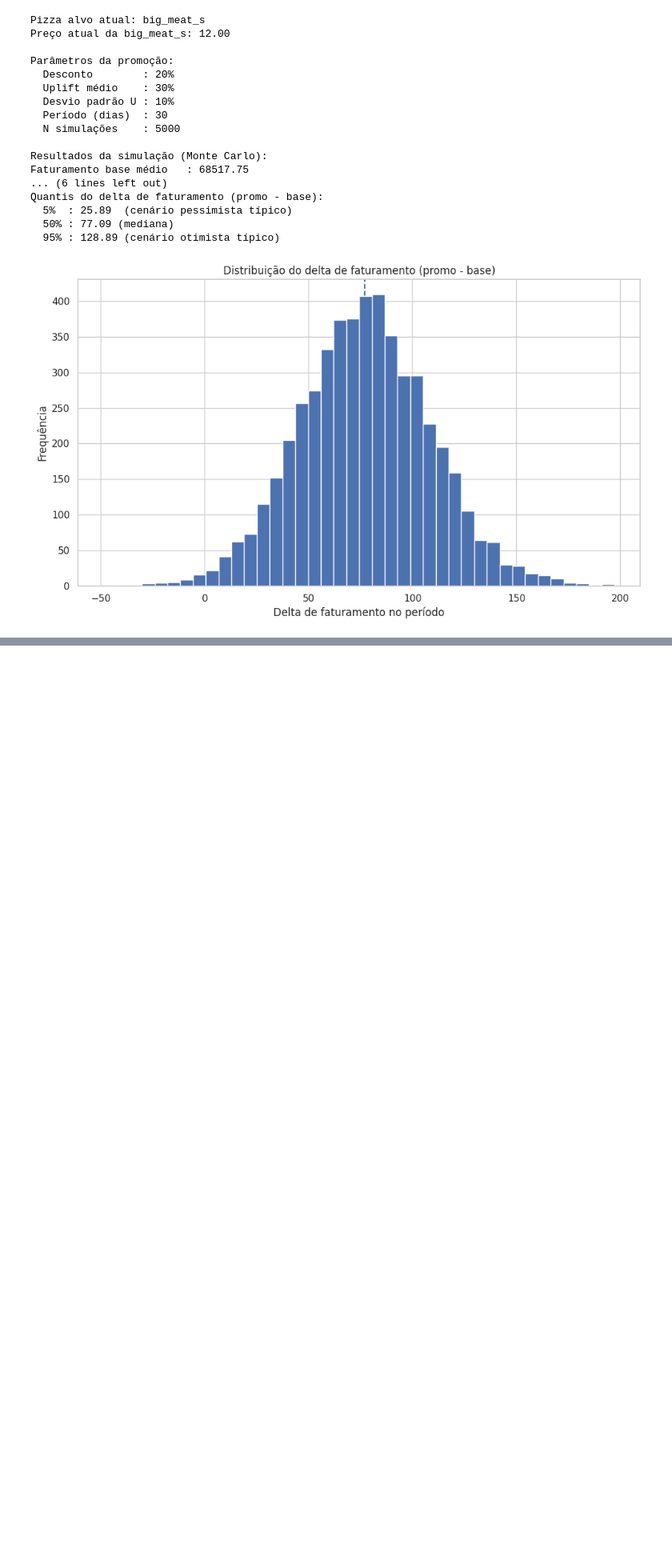
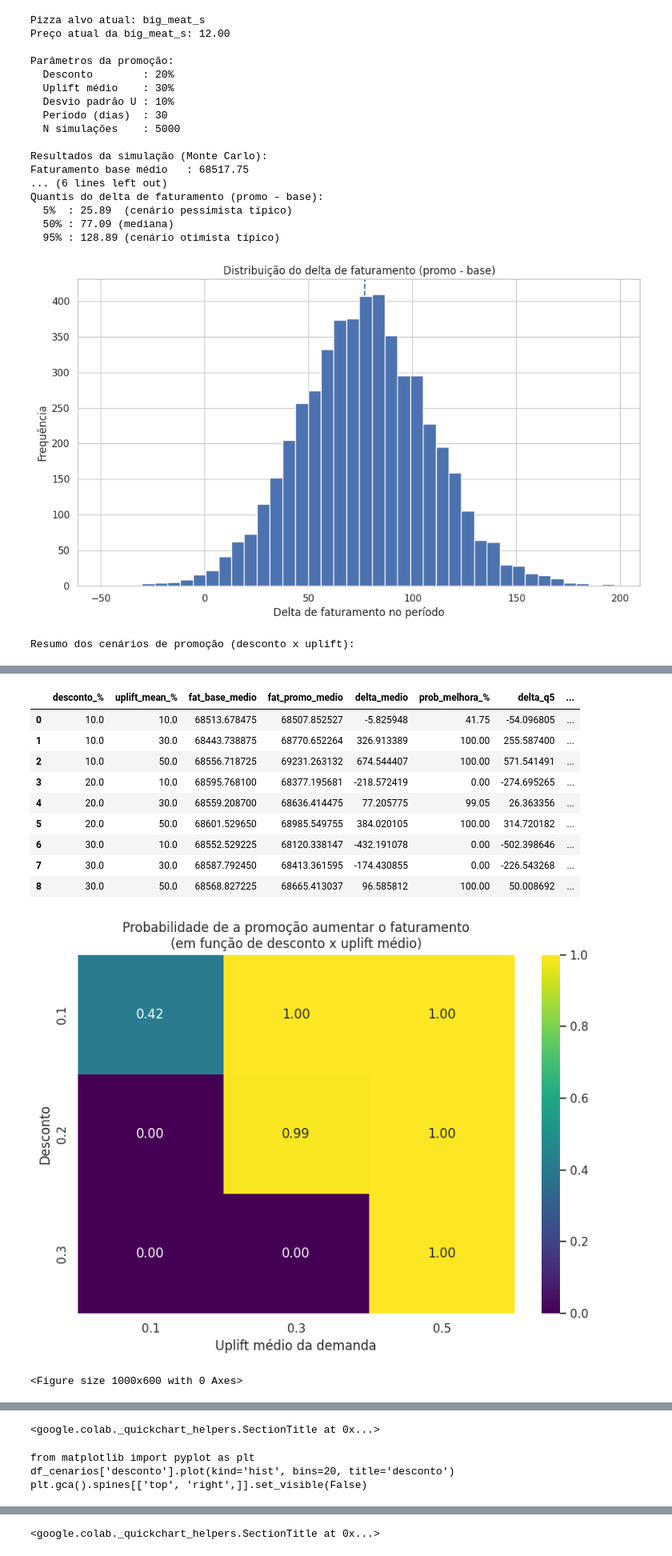
Before and after one commit to zilioalberto/N3_PO, a Jupyter notebook: N3_PO.ipynb, the cells around one changed output, grey strips where cells are left out. Shown at 80% size. Cells and saved outputs as stored; diff of their text form; code cells hidden in the pictures; blank space fills up the shorter version.

```diff
--- a/N3_PO.ipynb
+++ b/N3_PO.ipynb
@@ -722,3 +722,66 @@ df_cenarios = pd.DataFrame(resultados_cenarios)
 
 print("Resumo dos cenários de promoção (desconto x uplift):")
 display(df_cenarios)
+
+# Copia e formata alguns campos para leitura mais fácil
+tabela_relatorio = df_cenarios.copy()
+
+tabela_relatorio["desconto_%"] = (tabela_relatorio["desconto"] * 100).round(0)
+tabela_relatorio["uplift_mean_%"] = (tabela_relatorio["uplift_mean"] * 100).round(0)
+tabela_relatorio["prob_melhora_%"] = (tabela_relatorio["prob_melhora"] * 100).round(2)
+
+cols_ordem = [
+    "desconto_%", "uplift_mean_%",
+    "fat_base_medio", "fat_promo_medio", "delta_medio",
+    "prob_melhora_%", "delta_q5", "delta_q50", "delta_q95"
+]
+
+display(tabela_relatorio[cols_ordem].sort_values(["desconto_%", "uplift_mean_%"]))
+
+# Pivotar os dados para formato de matriz (linhas = desconto, colunas = uplift)
+mat_prob = df_cenarios.pivot(
+    index="desconto",
+    columns="uplift_mean",
+    values="prob_melhora"
+)
+
+plt.figure(figsize=(8, 6))
+sns.heatmap(
+    mat_prob,
+    annot=True,
+    fmt=".2f",
+    cmap="viridis"
+)
+plt.title("Probabilidade de a promoção aumentar o faturamento\n(em função de desconto x uplift médio)")
+plt.xlabel("Uplift médio da demanda")
+plt.ylabel("Desconto")
+plt.tight_layout()
+plt.show()
+
+
+plt.figure(figsize=(10, 6))
+(
+    df_cenarios
+    .assign(
+        desc_pct=lambda d: d["desconto"] * 100,
+        uplift_pct=lambda d: d["uplift_mean"] * 100,
+        label=lambda d: d["desc_pct"].astype(int).astype(str)
+                        + "% desc / "
+                        + d["uplift_pct"].astype(int).astype(str) + "% up"
+    )
+    .sort_values("delta_medio")
+    .plot(
+        x="label",
+        y="delta_medio",
+        kind="bar",
+        legend=False,
+        rot=45
+    )
+)
+
+plt.ylabel("Delta médio de faturamento (promo - base)")
+plt.title("Delta médio por cenário de promoção")
+plt.tight_layout()
+plt.show()
+# %% [output]
+Resumo dos cenários de promoção (desconto x uplift):
@@ -724,0 +798,12 @@ display(df_cenarios)
+|  | desconto_% | uplift_mean_% | fat_base_medio | fat_promo_medio | delta_medio | prob_melhora_% | delta_q5 | ... |
+| 0 | 10.0 | 10.0 | 68513.678475 | 68507.852527 | -5.825948 | 41.75 | -54.096805 | ... |
+| 1 | 10.0 | 30.0 | 68443.738875 | 68770.652264 | 326.913389 | 100.00 | 255.587400 | ... |
+| 2 | 10.0 | 50.0 | 68556.718725 | 69231.263132 | 674.544407 | 100.00 | 571.541491 | ... |
+| 3 | 20.0 | 10.0 | 68595.768100 | 68377.195681 | -218.572419 | 0.00 | -274.695265 | ... |
+| 4 | 20.0 | 30.0 | 68559.208700 | 68636.414475 | 77.205775 | 99.05 | 26.363356 | ... |
+| 5 | 20.0 | 50.0 | 68601.529650 | 68985.549755 | 384.020105 | 100.00 | 314.720182 | ... |
+| 6 | 30.0 | 10.0 | 68552.529225 | 68120.338147 | -432.191078 | 0.00 | -502.398646 | ... |
+| 7 | 30.0 | 30.0 | 68587.792450 | 68413.361595 | -174.430855 | 0.00 | -226.543268 | ... |
+| 8 | 30.0 | 50.0 | 68568.827225 | 68665.413037 | 96.585812 | 100.00 | 50.008692 | ... |
+[figure, added]
+<Figure size 1000x600 with 0 Axes>
@@ -724,0 +811,4 @@ display(df_cenarios)
+<google.colab._quickchart_helpers.SectionTitle at 0x...>
+from matplotlib import pyplot as plt
+df_cenarios['desconto'].plot(kind='hist', bins=20, title='desconto')
+plt.gca().spines[['top', 'right',]].set_visible(False)
@@ -724,0 +824 @@ display(df_cenarios)
+<google.colab._quickchart_helpers.SectionTitle at 0x...>
```
Also changed, not shown: parts of 1 cell of this notebook.
